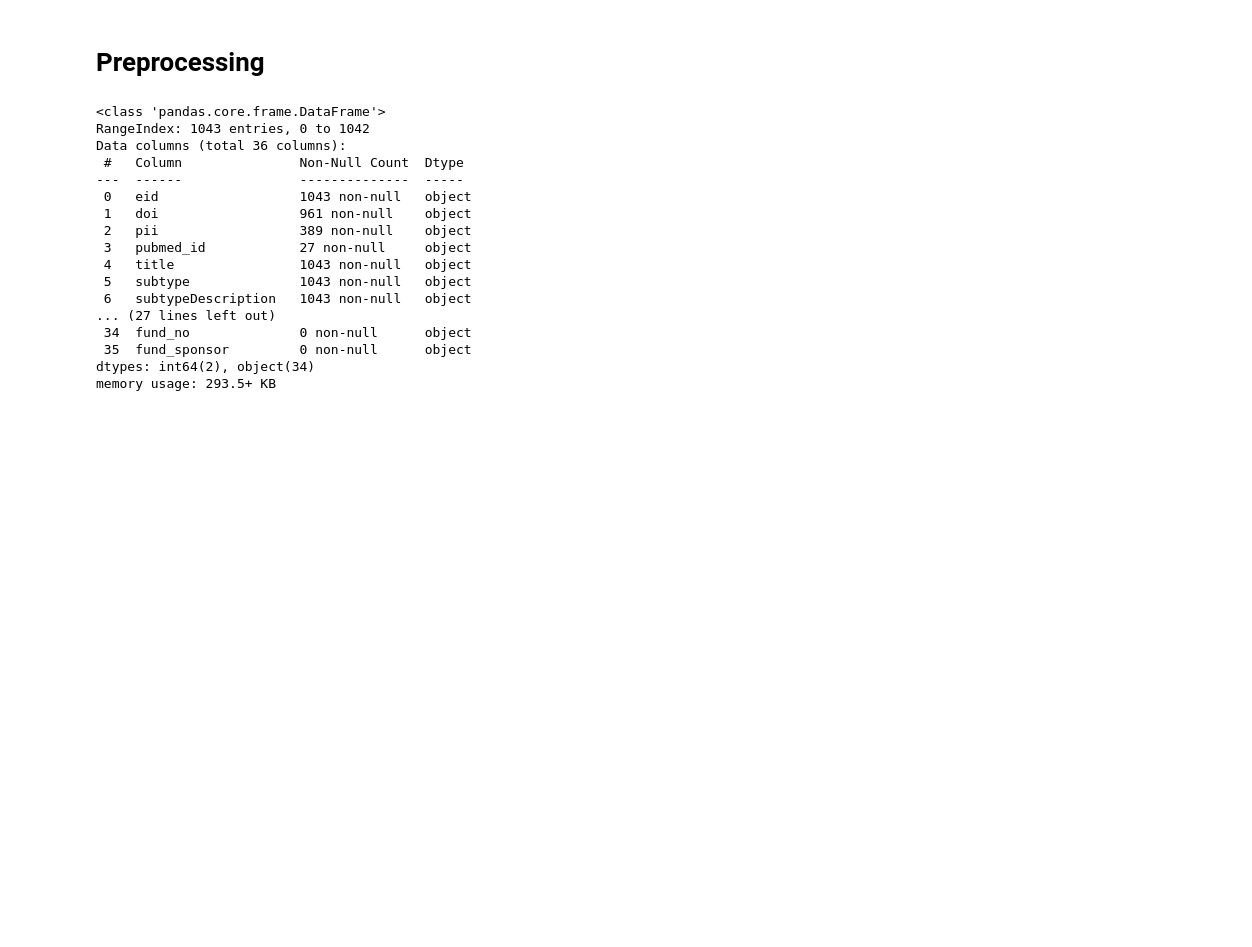
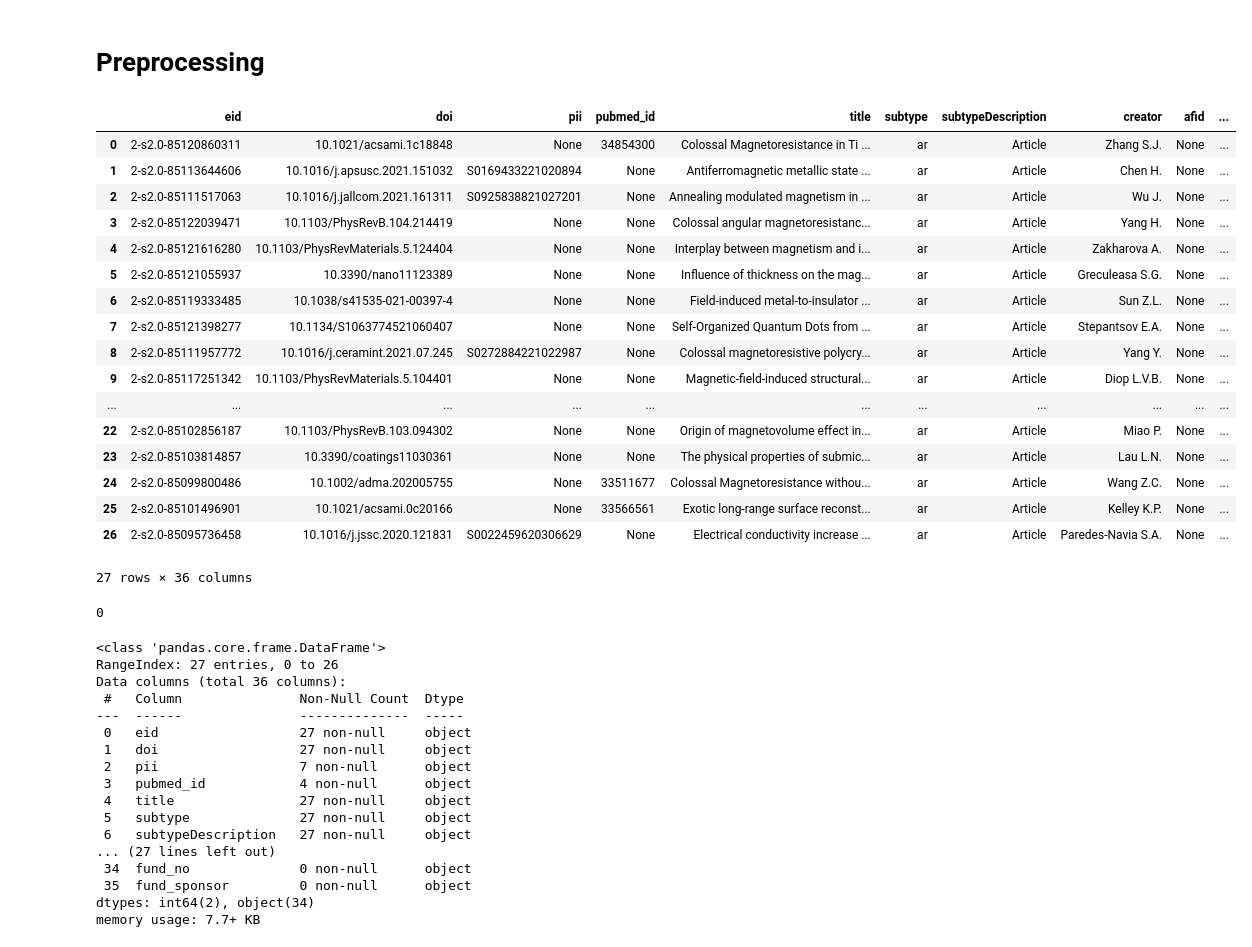
Before and after one commit to kozhukovv/msml, a Jupyter notebook: data_proc_2.ipynb, the cells around one changed output. Saved outputs shown, nothing was run; the diff lists cells and outputs as text; code cells hidden in the pictures; blank space fills up the shorter version.

```diff
--- a/data_proc_2.ipynb
+++ b/data_proc_2.ipynb
@@ -15,5 +63,5 @@ from tqdm import tqdm
 # %%
 # Limited query
-query = 'ABS(colossal magnetoresistance) AND DOCTYPE(ar) AND SUBJAREA(MATE) AND NOT PUBDATETXT(2022) AND NOT PUBDATETXT(2023)'
+query = 'ABS(colossal magnetoresistance) AND DOCTYPE(ar) AND SUBJAREA(MATE) AND PUBDATETXT(2021)'
 # %%
-a = ScopusSearch(query, subscriber=False, verbose=True)
+data = ScopusSearch(query, subscriber=False, verbose=True)
@@ -20,25 +134,50 @@ a = ScopusSearch(query, subscriber=False, verbose=True)
 # %%
-df = pd.DataFrame(pd.DataFrame(a.results))
+df = pd.DataFrame(pd.DataFrame(data.results))
 # %% [markdown]
 # Preprocessing
+# %%
+df
+# %% [output]
+|  | eid | doi | pii | pubmed_id | title | subtype | subtypeDescription | creator | afid | ... |
+| 0 | 2-s2.0-85120860311 | 10.1021/acsami.1c18848 | None | 34854300 | Colossal Magnetoresistance in Ti ... | ar | Article | Zhang S.J. | None | ... |
+| 1 | 2-s2.0-85113644606 | 10.1016/j.apsusc.2021.151032 | S0169433221020894 | None | Antiferromagnetic metallic state ... | ar | Article | Chen H. | None | ... |
+| 2 | 2-s2.0-85111517063 | 10.1016/j.jallcom.2021.161311 | S0925838821027201 | None | Annealing modulated magnetism in ... | ar | Article | Wu J. | None | ... |
+| 3 | 2-s2.0-85122039471 | 10.1103/PhysRevB.104.214419 | None | None | Colossal angular magnetoresistanc... | ar | Article | Yang H. | None | ... |
+| 4 | 2-s2.0-85121616280 | 10.1103/PhysRevMaterials.5.124404 | None | None | Interplay between magnetism and i... | ar | Article | Zakharova A. | None | ... |
+| 5 | 2-s2.0-85121055937 | 10.3390/nano11123389 | None | None | Influence of thickness on the mag... | ar | Article | Greculeasa S.G. | None | ... |
+| 6 | 2-s2.0-85119333485 | 10.1038/s41535-021-00397-4 | None | None | Field-induced metal-to-insulator ... | ar | Article | Sun Z.L. | None | ... |
+| 7 | 2-s2.0-85121398277 | 10.1134/S1063774521060407 | None | None | Self-Organized Quantum Dots from ... | ar | Article | Stepantsov E.A. | None | ... |
+| 8 | 2-s2.0-85111957772 | 10.1016/j.ceramint.2021.07.245 | S0272884221022987 | None | Colossal magnetoresistive polycry... | ar | Article | Yang Y. | None | ... |
+| 9 | 2-s2.0-85117251342 | 10.1103/PhysRevMaterials.5.104401 | None | None | Magnetic-field-induced structural... | ar | Article | Diop L.V.B. | None | ... |
+| ... | ... | ... | ... | ... | ... | ... | ... | ... | ... | ... |
+| 22 | 2-s2.0-85102856187 | 10.1103/PhysRevB.103.094302 | None | None | Origin of magnetovolume effect in... | ar | Article | Miao P. | None | ... |
+| 23 | 2-s2.0-85103814857 | 10.3390/coatings11030361 | None | None | The physical properties of submic... | ar | Article | Lau L.N. | None | ... |
+| 24 | 2-s2.0-85099800486 | 10.1002/adma.202005755 | None | 33511677 | Colossal Magnetoresistance withou... | ar | Article | Wang Z.C. | None | ... |
+| 25 | 2-s2.0-85101496901 | 10.1021/acsami.0c20166 | None | 33566561 | Exotic long-range surface reconst... | ar | Article | Kelley K.P. | None | ... |
+| 26 | 2-s2.0-85095736458 | 10.1016/j.jssc.2020.121831 | S0022459620306629 | None | Electrical conductivity increase ... | ar | Article | Paredes-Navia S.A. | None | ... |
+27 rows × 36 columns
+# %%
+df.doi.isna().sum()
+# %% [output]
+0
 # %%
 df.info()
 # %% [output]
 <class 'pandas.core.frame.DataFrame'>
-RangeIndex: 1043 entries, 0 to 1042
+RangeIndex: 27 entries, 0 to 26
 Data columns (total 36 columns):
  #   Column               Non-Null Count  Dtype
 ---  ------               --------------  -----
- 0   eid                  1043 non-null   object
- 1   doi                  961 non-null    object
- 2   pii                  389 non-null    object
- 3   pubmed_id            27 non-null     object
- 4   title                1043 non-null   object
- 5   subtype              1043 non-null   object
- 6   subtypeDescription   1043 non-null   object
+ 0   eid                  27 non-null     object
+ 1   doi                  27 non-null     object
+ 2   pii                  7 non-null      object
+ 3   pubmed_id            4 non-null      object
+ 4   title                27 non-null     object
+ 5   subtype              27 non-null     object
+ 6   subtypeDescription   27 non-null     object
 ... (27 lines left out)
  34  fund_no              0 non-null      object
  35  fund_sponsor         0 non-null      object
 dtypes: int64(2), object(34)
-memory usage: 293.5+ KB
+memory usage: 7.7+ KB
 # %%
```
Also changed, not shown: parts of 23 cells of this notebook.
